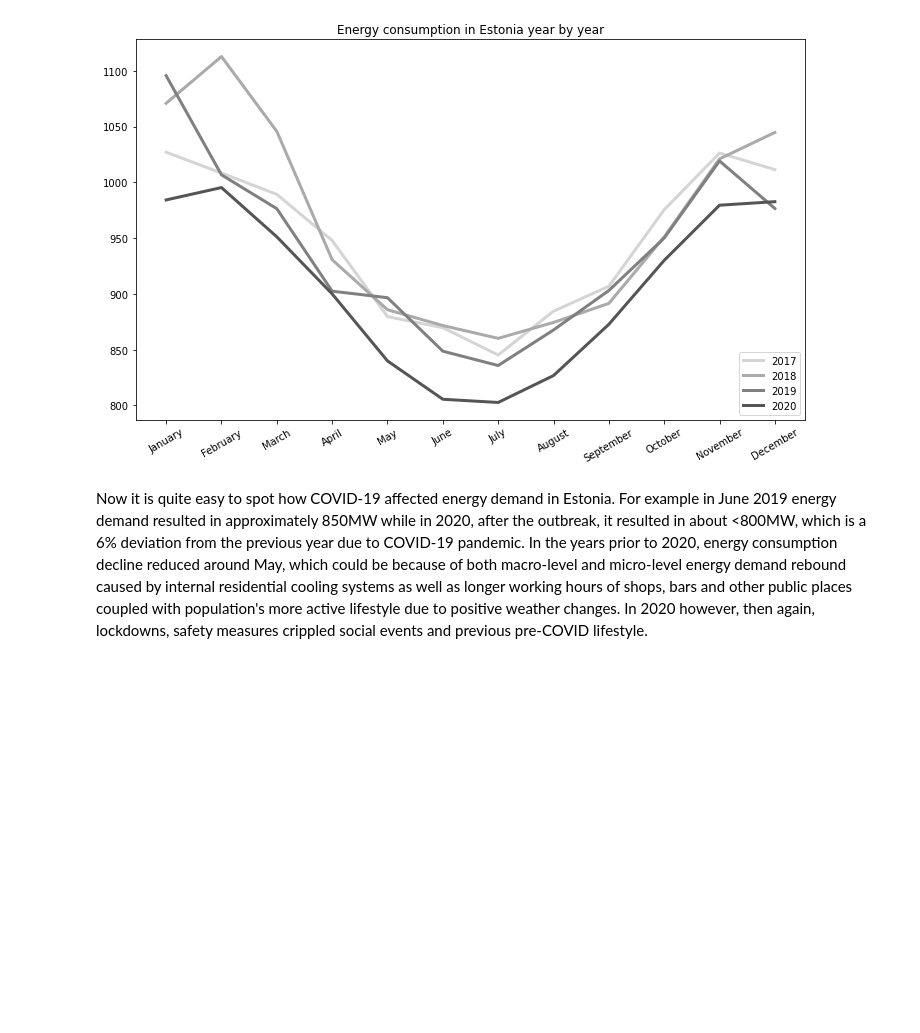
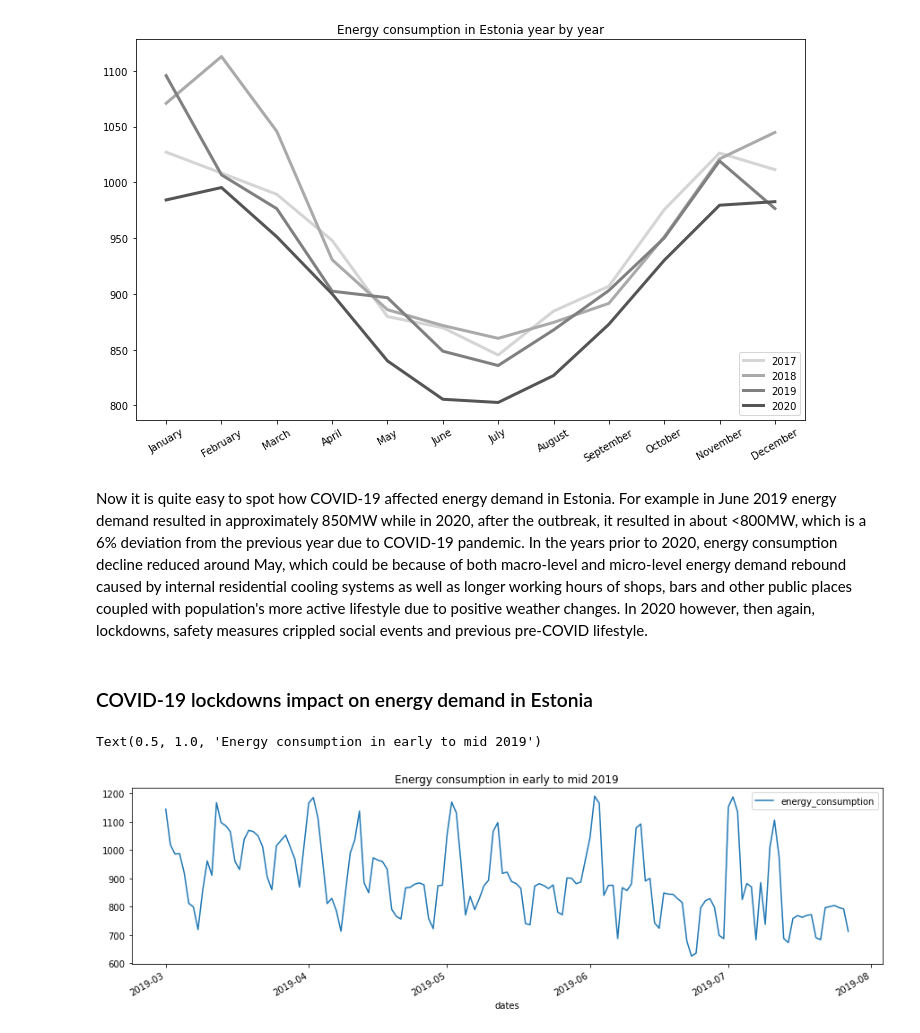
Before and after one commit to Rikuklane/D4-Electricity-Prices, a Jupyter notebook: visualization/covid_impact_on_electricity_prices.ipynb, the cells around one changed output. Cells and saved outputs as stored; diff of their text form; code cells hidden in the pictures; blank space fills up the shorter version.

```diff
--- a/visualization/covid_impact_on_electricity_prices.ipynb
+++ b/visualization/covid_impact_on_electricity_prices.ipynb
@@ -196,3 +183,14 @@ consumption_years_graph(4)
 [figure]
 # %% [markdown]
 Now it is quite easy to spot how COVID-19 affected energy demand in Estonia. For example in June 2019 energy demand resulted in approximately 850MW while in 2020, after the outbreak, it resulted in about <800MW, which is a 6% deviation from the previous year due to COVID-19 pandemic. In the years prior to 2020, energy consumption decline reduced around May, which could be because of both macro-level and micro-level energy demand rebound caused by internal residential cooling systems as well as longer working hours of shops, bars and other public places coupled with population's more active lifestyle due to positive weather changes. In 2020 however, then again, lockdowns, safety measures crippled social events and previous pre-COVID lifestyle.
+# %% [markdown]
+### COVID-19 lockdowns impact on energy demand in Estonia
+# %%
+means_2019, dates_2019 = generalize_to_day_means(2019)
+consumption_early_2019 = pd.DataFrame({"dates":dates_2019,"energy_consumption":means_2019})
+consumption_early_2019 = consumption_early_2019.set_index("dates")
+consumption_early_2019["2019-03-01":"2019-07-27"].plot(figsize=(15,4))
+plt.title("Energy consumption in early to mid 2019")
+# %% [output]
+Text(0.5, 1.0, 'Energy consumption in early to mid 2019')
+[figure, added]
```
Also changed, not shown: parts of 15 cells of this notebook.
